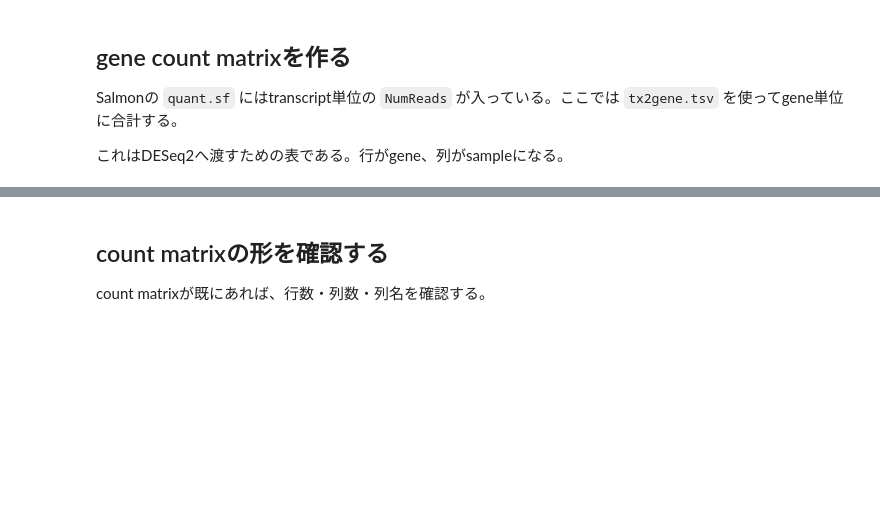
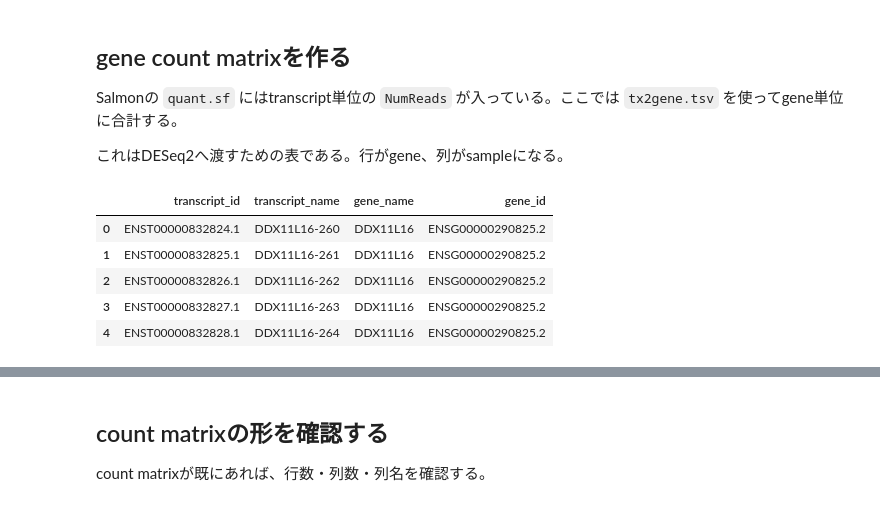
Before and after one commit to yu-tateyan-15/RNA_seq, a Jupyter notebook: notebooks/transcript_mapping/02_quantification_count_matrix.ipynb, the cells around one changed output, grey strips where cells are left out. Cells and saved outputs as stored; diff of their text form; code cells hidden in the pictures; blank space fills up the shorter version.

```diff
--- a/notebooks/transcript_mapping/02_quantification_count_matrix.ipynb
+++ b/notebooks/transcript_mapping/02_quantification_count_matrix.ipynb
@@ -159,4 +301,22 @@ quant_status
 Salmonの `quant.sf` にはtranscript単位の `NumReads` が入っている。ここでは `tx2gene.tsv` を使ってgene単位に合計する。
 
 これはDESeq2へ渡すための表である。行がgene、列がsampleになる。
+# %%
+tx2gene_path = reference_paths["tx2gene_path"]
+if not tx2gene_path.exists():
+    raise FileNotFoundError(tx2gene_path)
+
+tx2gene = pd.read_csv(tx2gene_path, sep="\t")
+required_columns = {"transcript_id", "transcript_name", "gene_name", "gene_id"}
+if not required_columns.issubset(tx2gene.columns):
+    raise ValueError(f"tx2gene.tsv must contain columns: {required_columns}")
+tx2gene = tx2gene[["transcript_id", "transcript_name", "gene_name", "gene_id"]].drop_duplicates()
+tx2gene.head()
+# %% [output]
+|  | transcript_id | transcript_name | gene_name | gene_id |
+| 0 | ENST00000832824.1 | DDX11L16-260 | DDX11L16 | ENSG00000290825.2 |
+| 1 | ENST00000832825.1 | DDX11L16-261 | DDX11L16 | ENSG00000290825.2 |
+| 2 | ENST00000832826.1 | DDX11L16-262 | DDX11L16 | ENSG00000290825.2 |
+| 3 | ENST00000832827.1 | DDX11L16-263 | DDX11L16 | ENSG00000290825.2 |
+| 4 | ENST00000832828.1 | DDX11L16-264 | DDX11L16 | ENSG00000290825.2 |
 # %%
```
Also changed, not shown: parts of 9 cells of this notebook, 21 other files.
